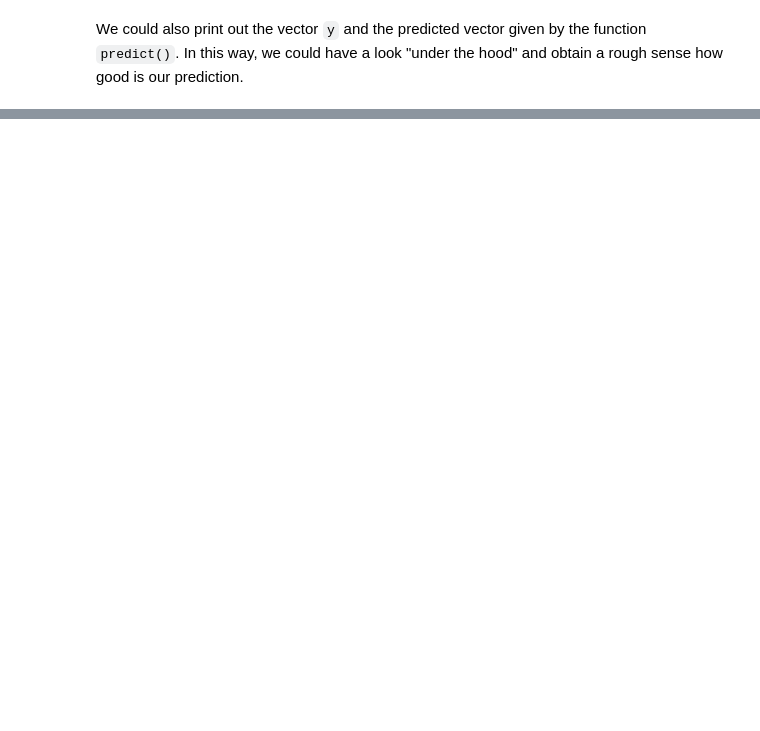
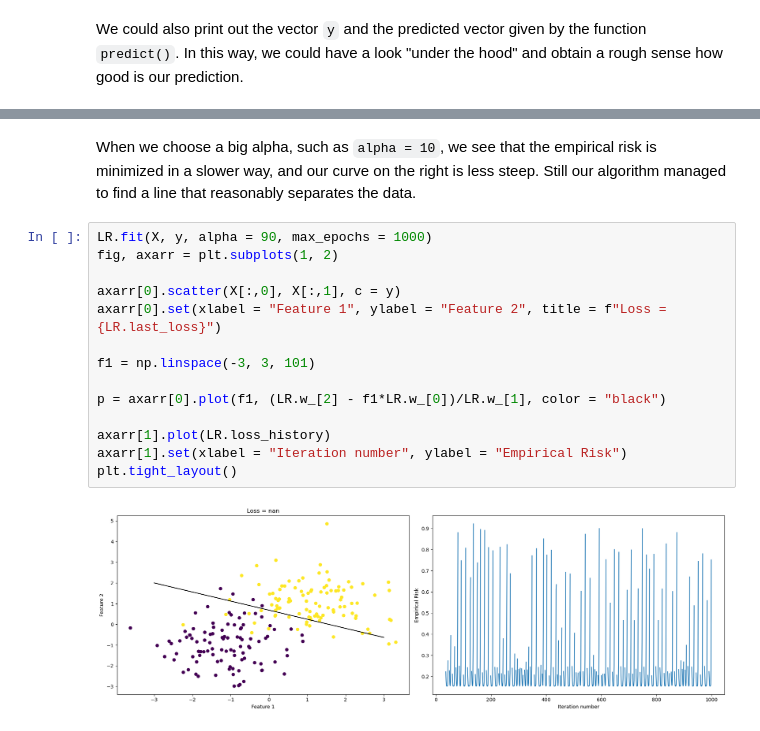
Before and after one commit to Xianzhiwang1/CS0451-page-site, a Jupyter notebook: posts/my-blog-post-02-gradient-descent/index.ipynb, the cells around one changed output, grey strips where cells are left out. Saved outputs shown, nothing was run; the diff lists cells and outputs as text; blank space fills up the shorter version.

```diff
--- a/posts/my-blog-post-02-gradient-descent/index.ipynb
+++ b/posts/my-blog-post-02-gradient-descent/index.ipynb
@@ -202,0 +270,18 @@ legend = plt.legend()
+# %% [markdown]
+When we choose a big alpha, such as `alpha = 10`, we see that the empirical risk is minimized in a slower way, and our curve on the right is less steep. Still our algorithm managed to find a line that reasonably separates the data.
+# %%
+LR.fit(X, y, alpha = 90, max_epochs = 1000)
+fig, axarr = plt.subplots(1, 2)
+
+axarr[0].scatter(X[:,0], X[:,1], c = y)
+axarr[0].set(xlabel = "Feature 1", ylabel = "Feature 2", title = f"Loss = {LR.last_loss}")
+
+f1 = np.linspace(-3, 3, 101)
+
+p = axarr[0].plot(f1, (LR.w_[2] - f1*LR.w_[0])/LR.w_[1], color = "black")
+
+axarr[1].plot(LR.loss_history)
+axarr[1].set(xlabel = "Iteration number", ylabel = "Empirical Risk")
+plt.tight_layout()
+# %% [output]
+[figure, added]
```
Also changed, not shown: parts of 27 cells of this notebook.
